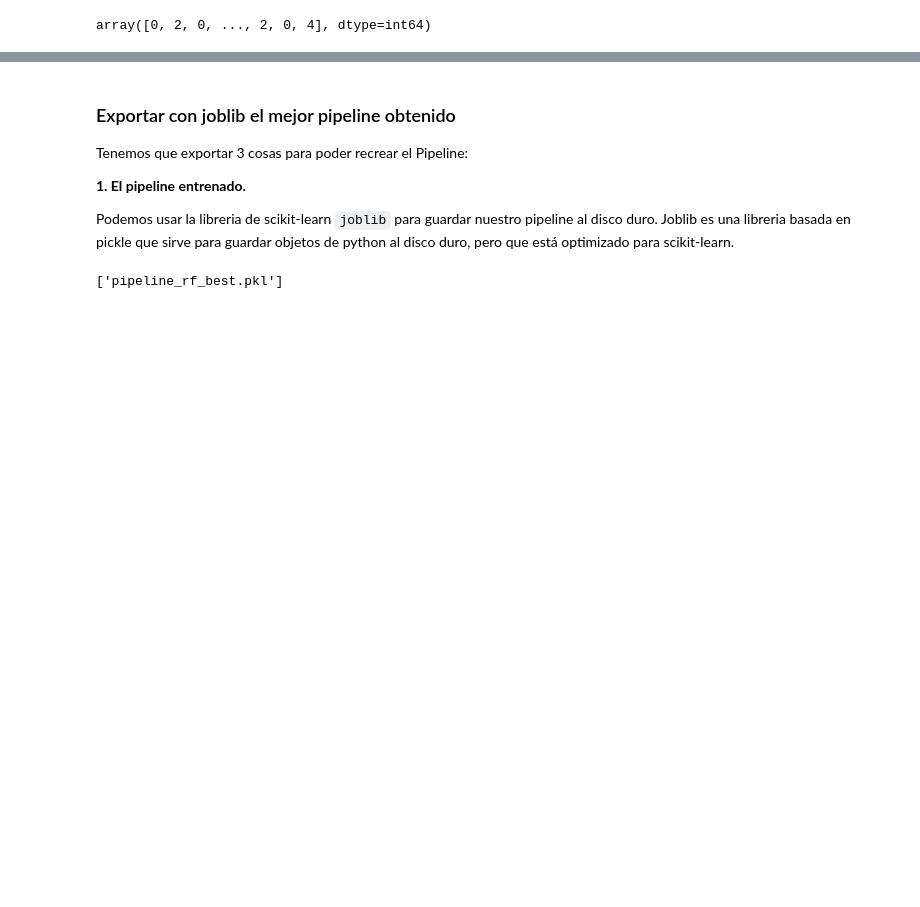
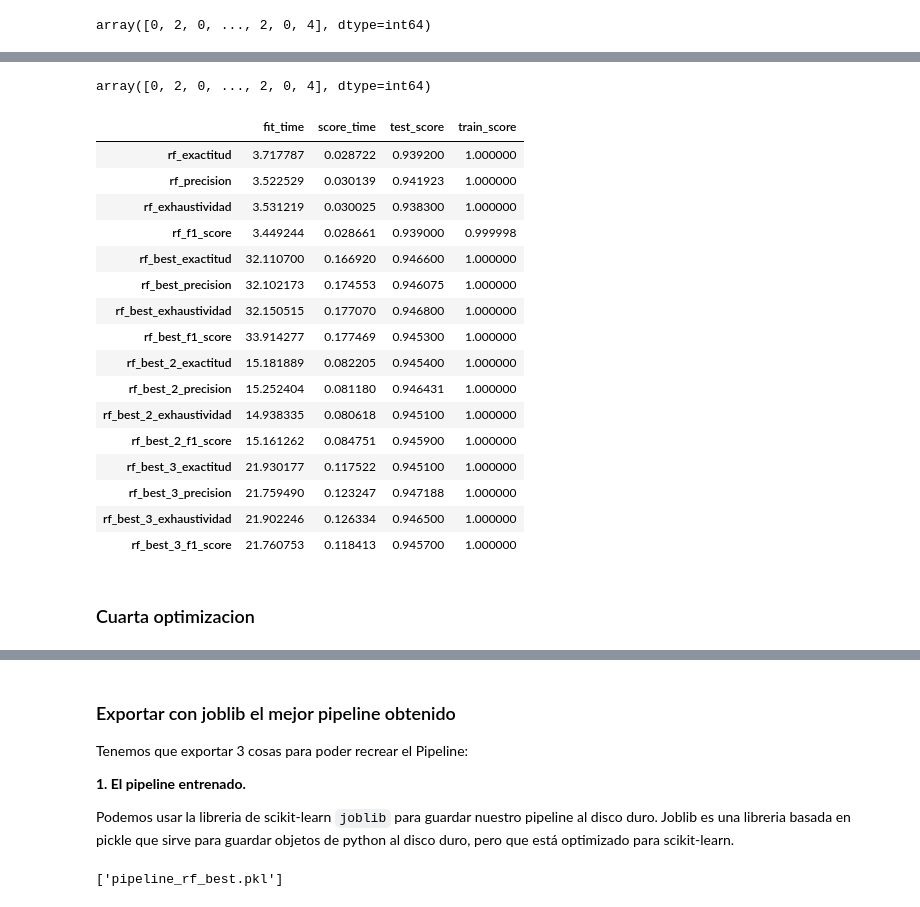
Before and after one commit to damd2212/Analisis_Modelo, a Jupyter notebook: Alisis Danny/4 - Pipelines/Modelo RF/Pipeline RF Final.ipynb, the cells around one changed output, grey strips where cells are left out. Saved outputs shown, nothing was run; the diff lists cells and outputs as text; code cells hidden in the pictures; blank space fills up the shorter version.

Commit message:
Cambios en los archivos para obtener el modelo

```diff
--- a/Alisis Danny/4 - Pipelines/Modelo RF/Pipeline RF Final.ipynb
+++ b/Alisis Danny/4 - Pipelines/Modelo RF/Pipeline RF Final.ipynb
@@ -388,0 +512,7 @@ ver_resultados()
+# %%
+pipeline_estimador_op3 = Pipeline([
+    ('procesador', pipeline_procesado),
+    ('estimador', busqueda_random3)
+])
+# %%
+pipeline_estimador_op3.fit(X_train, y_train)
@@ -388,0 +547,7 @@ ver_resultados()
+# %%
+pipeline_estimador_op_best3 = Pipeline([
+    ('procesador', pipeline_procesado),
+    ('estimador', busqueda_random3.best_estimator_)
+])
+# %%
+pipeline_estimador_op_best3.fit(X_train, y_train)
@@ -388,0 +572,28 @@ ver_resultados()
+# %%
+pipeline_estimador_op_best3.predict(X_test)
+# %% [output]
+array([0, 2, 0, ..., 2, 0, 4], dtype=int64)
+# %%
+estimador_best3 = pipeline_estimador_op_best3.named_steps['estimador']
+resultados["rf_best_3"] = evaluar_modelo(estimador_best3, consumidores_procesado, consumidores.CatRiesgo, 50)
+ver_resultados()
+# %% [output]
+|  | fit_time | score_time | test_score | train_score |
+| rf_exactitud | 3.717787 | 0.028722 | 0.939200 | 1.000000 |
+| rf_precision | 3.522529 | 0.030139 | 0.941923 | 1.000000 |
+| rf_exhaustividad | 3.531219 | 0.030025 | 0.938300 | 1.000000 |
+| rf_f1_score | 3.449244 | 0.028661 | 0.939000 | 0.999998 |
+| rf_best_exactitud | 32.110700 | 0.166920 | 0.946600 | 1.000000 |
+| rf_best_precision | 32.102173 | 0.174553 | 0.946075 | 1.000000 |
+| rf_best_exhaustividad | 32.150515 | 0.177070 | 0.946800 | 1.000000 |
+| rf_best_f1_score | 33.914277 | 0.177469 | 0.945300 | 1.000000 |
+| rf_best_2_exactitud | 15.181889 | 0.082205 | 0.945400 | 1.000000 |
+| rf_best_2_precision | 15.252404 | 0.081180 | 0.946431 | 1.000000 |
+| rf_best_2_exhaustividad | 14.938335 | 0.080618 | 0.945100 | 1.000000 |
+| rf_best_2_f1_score | 15.161262 | 0.084751 | 0.945900 | 1.000000 |
+| rf_best_3_exactitud | 21.930177 | 0.117522 | 0.945100 | 1.000000 |
+| rf_best_3_precision | 21.759490 | 0.123247 | 0.947188 | 1.000000 |
+| rf_best_3_exhaustividad | 21.902246 | 0.126334 | 0.946500 | 1.000000 |
+| rf_best_3_f1_score | 21.760753 | 0.118413 | 0.945700 | 1.000000 |
+# %% [markdown]
+### Cuarta optimizacion
```
Also changed, not shown: parts of 57 cells of this notebook, 1 other file.
